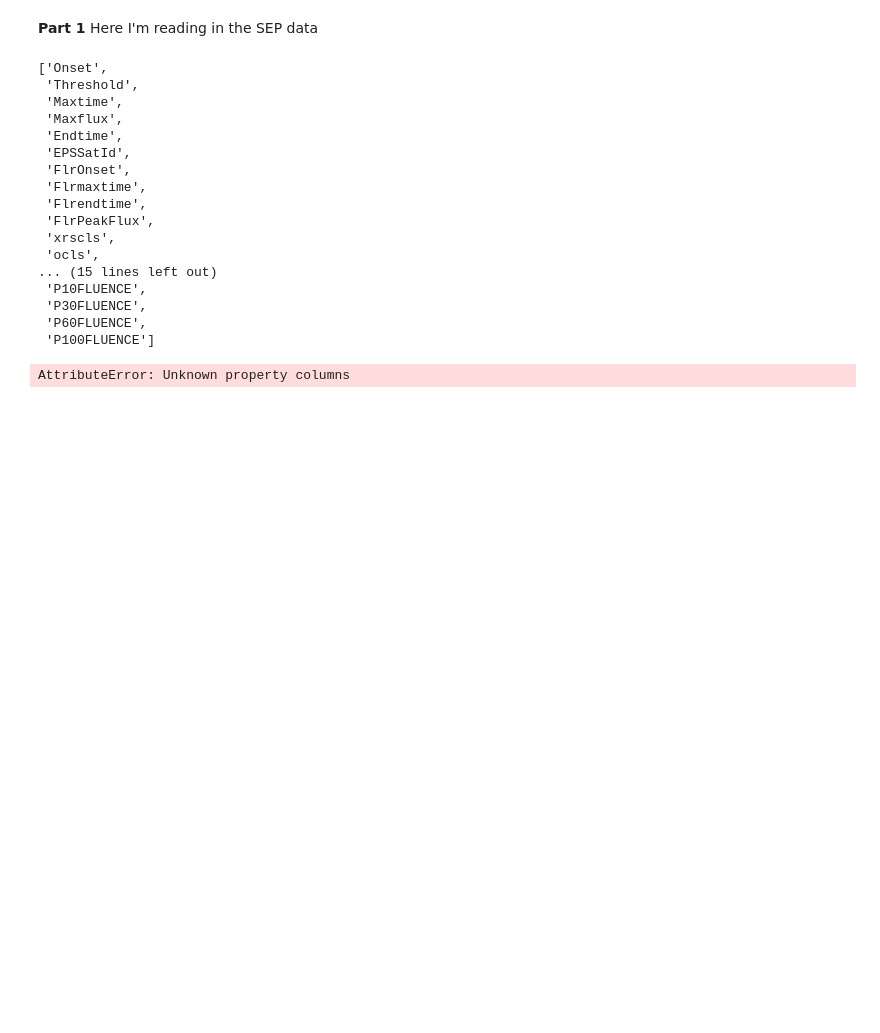
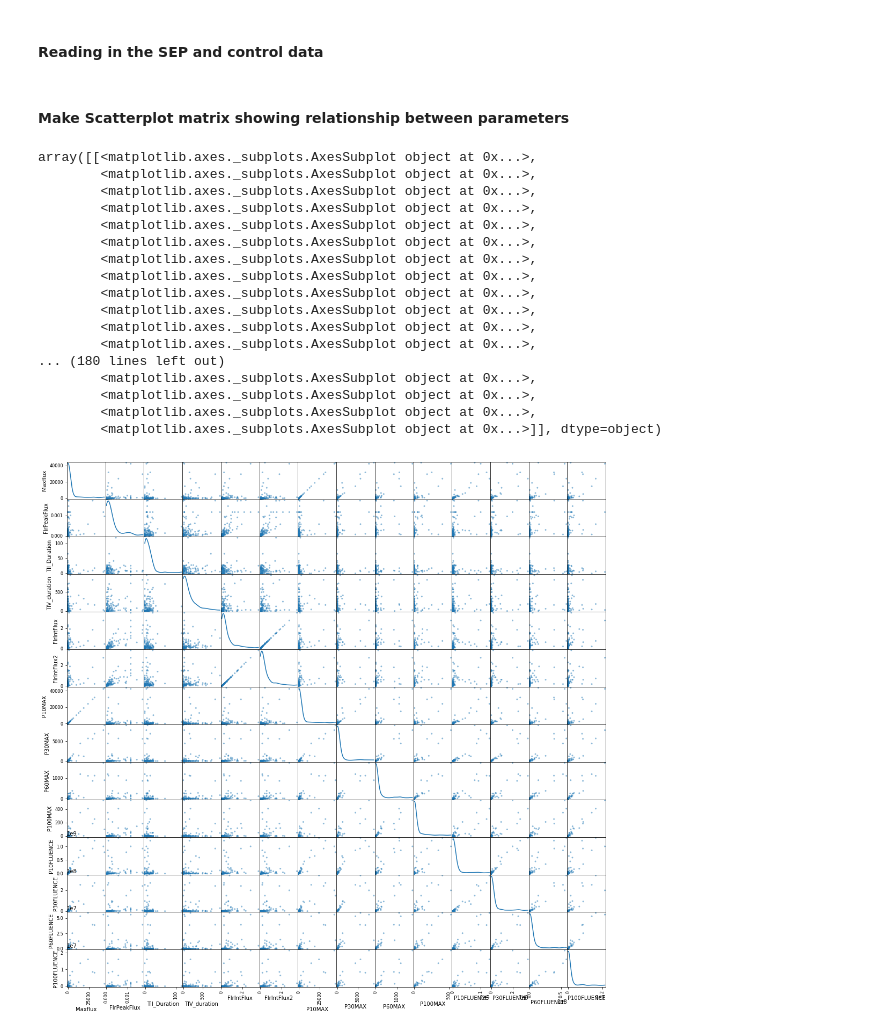
Before and after one commit to hazelbain/SEPML, a Jupyter notebook: SEP.ipynb, the cells around one changed output. Drawn from its saved outputs; the diff is of its cells as text; code cells hidden in the pictures; blank space fills up the shorter version.

Commit message:
Addition of scatter matrix for parameters

```diff
--- a/SEP.ipynb
+++ b/SEP.ipynb
@@ -3,5 +23,5 @@ import pandas as pd
 # %% [markdown]
-**Part 1** Here I'm reading in the SEP data
+#### Reading in the SEP and control data
 # %%
 #read in the Balch SEP event list
 sepdata = pd.read_excel("SPEall.v7p.xls")
@@ -11,27 +31,26 @@ ctrldata = pd.read_excel("ctrlevents.v8p.xls")
-# %%
-list(sepdata)
-# %% [output]
-['Onset',
- 'Threshold',
- 'Maxtime',
- 'Maxflux',
- 'Endtime',
- 'EPSSatId',
- 'FlrOnset',
- 'Flrmaxtime',
- 'Flrendtime',
- 'FlrPeakFlux',
- 'xrscls',
- 'ocls',
-... (15 lines left out)
- 'P10FLUENCE',
- 'P30FLUENCE',
- 'P60FLUENCE',
- 'P100FLUENCE']
+# %% [markdown]
+#### Make Scatterplot matrix showing relationship between parameters
 # %%
-pd.plotting.scatter_matrix(sepdata, alpha=0.2, figsize=(4,4), diagonal='hist', \
-                                 columns=['Maxflux','FlrPeakFlux','TII_Duration','TIV_duration']) #,\
-                                          #'FlrIntFlux','FlrIntFlux2','P10MAX','P30MAX','P60MAX']) #,\
-                                          #'P100MAX','P10FLUENCE','P30FLUENCE','P60FLUENCE','P100FLUENCE'])
+pd.plotting.scatter_matrix(sepdata[['Maxflux','FlrPeakFlux','TII_Duration','TIV_duration',\
+                            'FlrIntFlux','FlrIntFlux2','P10MAX','P30MAX','P60MAX',\
+                            'P100MAX','P10FLUENCE','P30FLUENCE','P60FLUENCE','P100FLUENCE']], \
+                            figsize=(18,18), diagonal='kde')
 # %% [output]
-AttributeError: Unknown property columns
+array([[<matplotlib.axes._subplots.AxesSubplot object at 0x...>,
+        <matplotlib.axes._subplots.AxesSubplot object at 0x...>,
+        <matplotlib.axes._subplots.AxesSubplot object at 0x...>,
+        <matplotlib.axes._subplots.AxesSubplot object at 0x...>,
+        <matplotlib.axes._subplots.AxesSubplot object at 0x...>,
+        <matplotlib.axes._subplots.AxesSubplot object at 0x...>,
+        <matplotlib.axes._subplots.AxesSubplot object at 0x...>,
+        <matplotlib.axes._subplots.AxesSubplot object at 0x...>,
+        <matplotlib.axes._subplots.AxesSubplot object at 0x...>,
+        <matplotlib.axes._subplots.AxesSubplot object at 0x...>,
+        <matplotlib.axes._subplots.AxesSubplot object at 0x...>,
+        <matplotlib.axes._subplots.AxesSubplot object at 0x...>,
+... (180 lines left out)
+        <matplotlib.axes._subplots.AxesSubplot object at 0x...>,
+        <matplotlib.axes._subplots.AxesSubplot object at 0x...>,
+        <matplotlib.axes._subplots.AxesSubplot object at 0x...>,
+        <matplotlib.axes._subplots.AxesSubplot object at 0x...>]], dtype=object)
+[figure, added]
```
Also changed, not shown: parts of 6 cells of this notebook.
